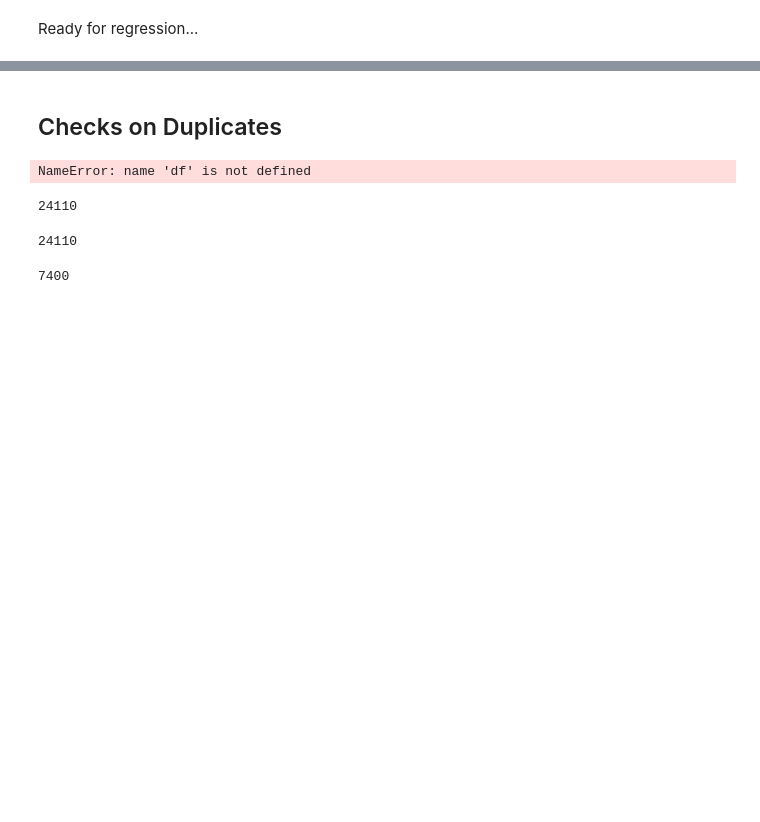
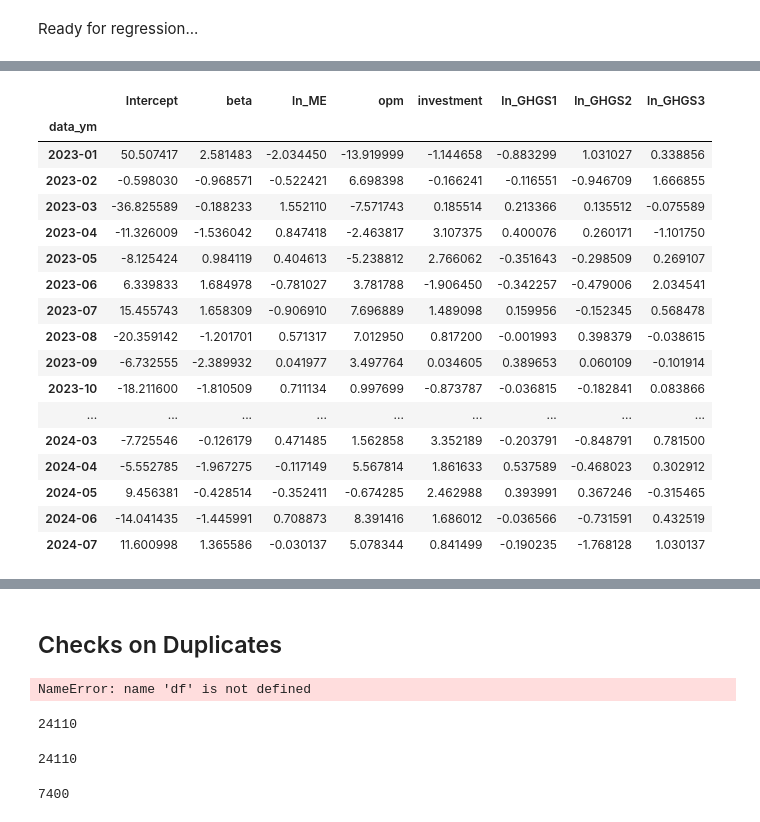
Before and after one commit to varunchodanker/MSc-Individual-Project, a Jupyter notebook: Phase1.ipynb, the cells around one changed output, grey strips where cells are left out. Drawn from its saved outputs; the diff is of its cells as text; code cells hidden in the pictures; blank space fills up the shorter version.

```diff
--- a/Phase1.ipynb
+++ b/Phase1.ipynb
@@ -2571,0 +2561,12 @@ fm_reg_df
+# %%
+fm_reg_df = fm_reg_df.rename(
+    columns={
+        "B/M": "BM",
+        "ln(ME)": "ln_ME",
+        "ln(GHGS1)": "ln_GHGS1",
+        "ln(GHGS2)": "ln_GHGS2",
+        "ln(GHGS3)": "ln_GHGS3",
+    }
+)
+
+fm_reg_df
@@ -2571,0 +2588,4 @@ fm_reg_df
+# %%
+fm_reg_df["m_USD_ret"] = fm_reg_df["m_USD_ret"] * 100
+
+fm_reg_df
@@ -2571,0 +2607,31 @@ fm_reg_df
+# %%
+res = fm_reg_df.groupby(
+    level="data_ym"
+).apply(
+    lambda ym_df: smf.ols(
+      formula="m_USD_ret ~ beta + ln_ME + opm + investment + ln_GHGS1 + ln_GHGS2 + ln_GHGS3",
+      data=ym_df
+    ).fit(
+    ).params
+)
+
+res
+# %% [output]
+|  | Intercept | beta | ln_ME | opm | investment | ln_GHGS1 | ln_GHGS2 | ln_GHGS3 |
+| data_ym |  |  |  |  |  |  |  |  |
+| 2023-01 | 50.507417 | 2.581483 | -2.034450 | -13.919999 | -1.144658 | -0.883299 | 1.031027 | 0.338856 |
+| 2023-02 | -0.598030 | -0.968571 | -0.522421 | 6.698398 | -0.166241 | -0.116551 | -0.946709 | 1.666855 |
+| 2023-03 | -36.825589 | -0.188233 | 1.552110 | -7.571743 | 0.185514 | 0.213366 | 0.135512 | -0.075589 |
+| 2023-04 | -11.326009 | -1.536042 | 0.847418 | -2.463817 | 3.107375 | 0.400076 | 0.260171 | -1.101750 |
+| 2023-05 | -8.125424 | 0.984119 | 0.404613 | -5.238812 | 2.766062 | -0.351643 | -0.298509 | 0.269107 |
+| 2023-06 | 6.339833 | 1.684978 | -0.781027 | 3.781788 | -1.906450 | -0.342257 | -0.479006 | 2.034541 |
+| 2023-07 | 15.455743 | 1.658309 | -0.906910 | 7.696889 | 1.489098 | 0.159956 | -0.152345 | 0.568478 |
+| 2023-08 | -20.359142 | -1.201701 | 0.571317 | 7.012950 | 0.817200 | -0.001993 | 0.398379 | -0.038615 |
+| 2023-09 | -6.732555 | -2.389932 | 0.041977 | 3.497764 | 0.034605 | 0.389653 | 0.060109 | -0.101914 |
+| 2023-10 | -18.211600 | -1.810509 | 0.711134 | 0.997699 | -0.873787 | -0.036815 | -0.182841 | 0.083866 |
+| ... | ... | ... | ... | ... | ... | ... | ... | ... |
+| 2024-03 | -7.725546 | -0.126179 | 0.471485 | 1.562858 | 3.352189 | -0.203791 | -0.848791 | 0.781500 |
+| 2024-04 | -5.552785 | -1.967275 | -0.117149 | 5.567814 | 1.861633 | 0.537589 | -0.468023 | 0.302912 |
+| 2024-05 | 9.456381 | -0.428514 | -0.352411 | -0.674285 | 2.462988 | 0.393991 | 0.367246 | -0.315465 |
+| 2024-06 | -14.041435 | -1.445991 | 0.708873 | 8.391416 | 1.686012 | -0.036566 | -0.731591 | 0.432519 |
+| 2024-07 | 11.600998 | 1.365586 | -0.030137 | 5.078344 | 0.841499 | -0.190235 | -1.768128 | 1.030137 |
```
Also changed, not shown: parts of 9 cells of this notebook.
